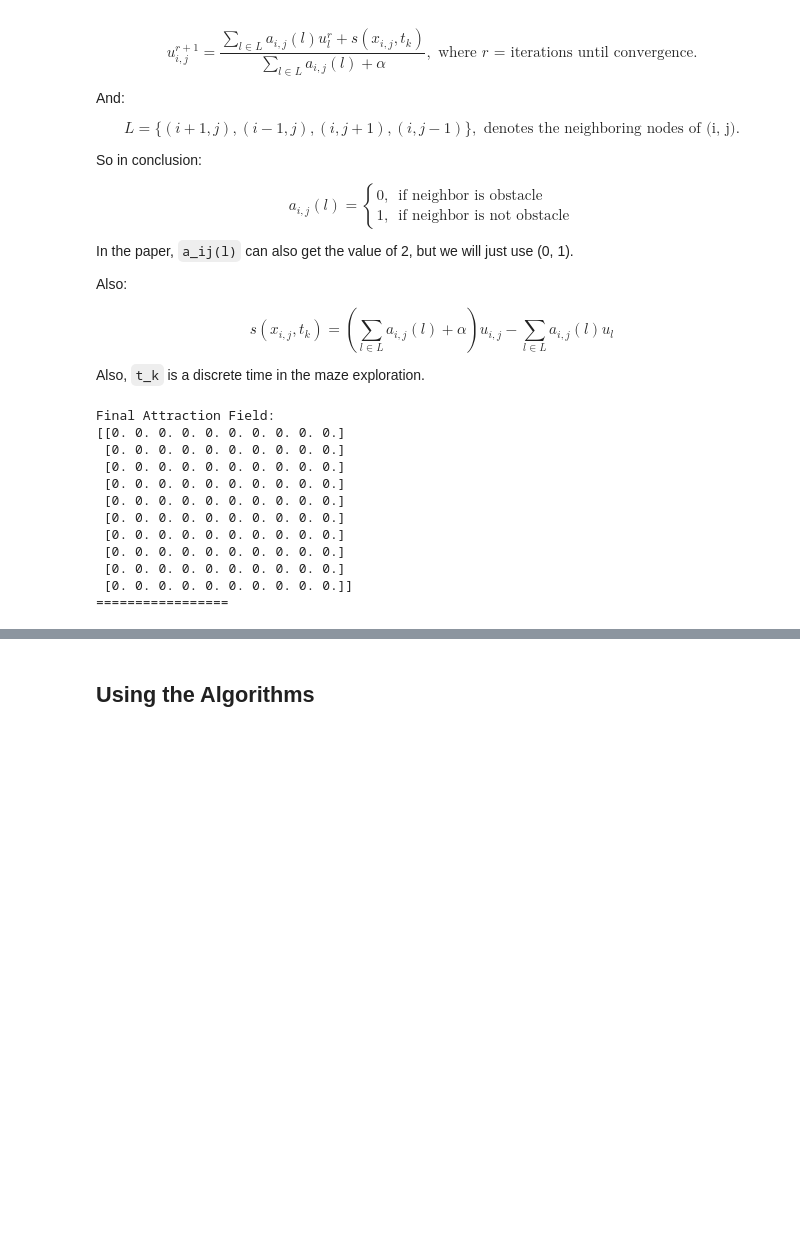
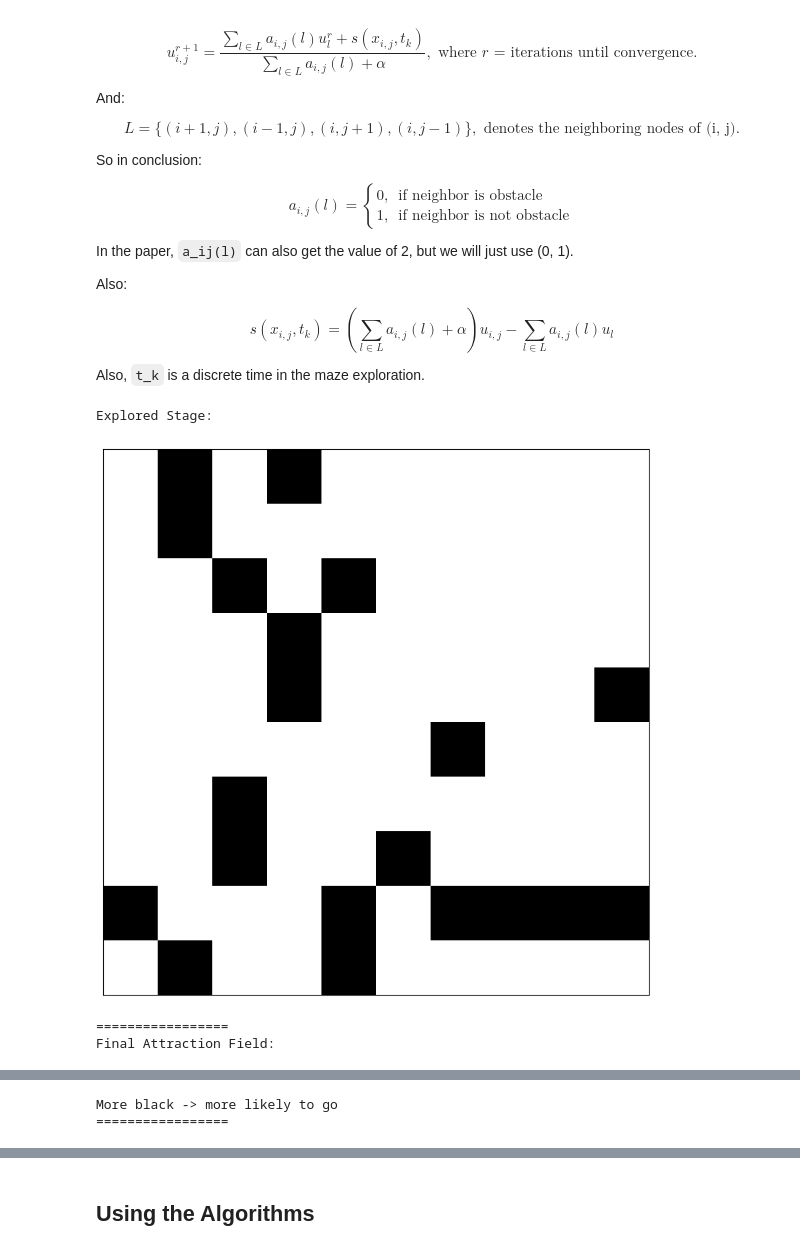
Before and after one commit to manouslinard/multiagent-exploration, a Jupyter notebook: Swarm_RL-Manousos.ipynb, the cells around one changed output, grey strips where cells are left out. Cells and saved outputs as stored; diff of their text form; code cells hidden in the pictures; blank space fills up the shorter version.

```diff
--- a/Swarm_RL-Manousos.ipynb
+++ b/Swarm_RL-Manousos.ipynb
@@ -605,51 +605,44 @@ def calculate_s(explored_stage, alpha, u):
           s[(i, j)] = t1 - calculate_sum_aij(i, j, explored_stage, u)
     return s
 
 def calculate_uij(i, j, explored_stage, alpha, u_r, s_ij):
     """Calculates next iteration (r+1) u_ij"""
     t1 = calculate_sum_aij(i, j, explored_stage, u_r) + s_ij
     return t1 / (calculate_sum_aij(i, j, explored_stage) + alpha)
 
 def update_attracting_field(u, alpha, explored_stage):
     """Function to update the attracting field iteratively"""
     s = calculate_s(explored_stage, alpha, u)
     new_u = np.zeros_like(u)
     for i in range(u.shape[0]):
         for j in range(u.shape[1]):
             new_u[(i, j)] = calculate_uij(i, j, explored_stage, alpha, u, s[(i, j)])
     return new_u
 
 # Parameters
 alpha = 0.1
 explored_stage = generate_stage(10, 10)
-u = np.zeros((explored_stage.shape[0], explored_stage.shape[1]))  # Initial attracting field
+# u = np.zeros((explored_stage.shape[0], explored_stage.shape[1]))  # Initial attracting field
+u = np.random.rand(explored_stage.shape[0], explored_stage.shape[1])  # Initial attracting field
 
-# print("Explored Stage:")
+print("Explored Stage:")
 # print(explored_stage)
-# print("=================")
-
-# calculate_sum_aij(0, 0, explored_stage)
-
-# print(calculate_s(explored_stage, alpha, u))
+draw_maze(explored_stage)
+print("=================")
 
 # Iteratively update the attracting field
-for _ in range(100):
+for _ in range(1000):
     new_u = update_attracting_field(u, alpha, explored_stage)
     u = new_u
 
+
 print("Final Attraction Field:")
-print(u)
+# print(u)
+draw_maze(u)
+print("More black -> more likely to go")
 print("=================")
 # %% [output]
-Final Attraction Field:
-[[0. 0. 0. 0. 0. 0. 0. 0. 0. 0.]
- [0. 0. 0. 0. 0. 0. 0. 0. 0. 0.]
- [0. 0. 0. 0. 0. 0. 0. 0. 0. 0.]
- [0. 0. 0. 0. 0. 0. 0. 0. 0. 0.]
- [0. 0. 0. 0. 0. 0. 0. 0. 0. 0.]
- [0. 0. 0. 0. 0. 0. 0. 0. 0. 0.]
- [0. 0. 0. 0. 0. 0. 0. 0. 0. 0.]
- [0. 0. 0. 0. 0. 0. 0. 0. 0. 0.]
- [0. 0. 0. 0. 0. 0. 0. 0. 0. 0.]
- [0. 0. 0. 0. 0. 0. 0. 0. 0. 0.]]
-=================
+Explored Stage:
+[figure, added]
+=================
+Final Attraction Field:
@@ -656 +650,3 @@ Final Attraction Field:
+More black -> more likely to go
+=================
 # %%
```
Also changed, not shown: parts of 4 cells of this notebook.
